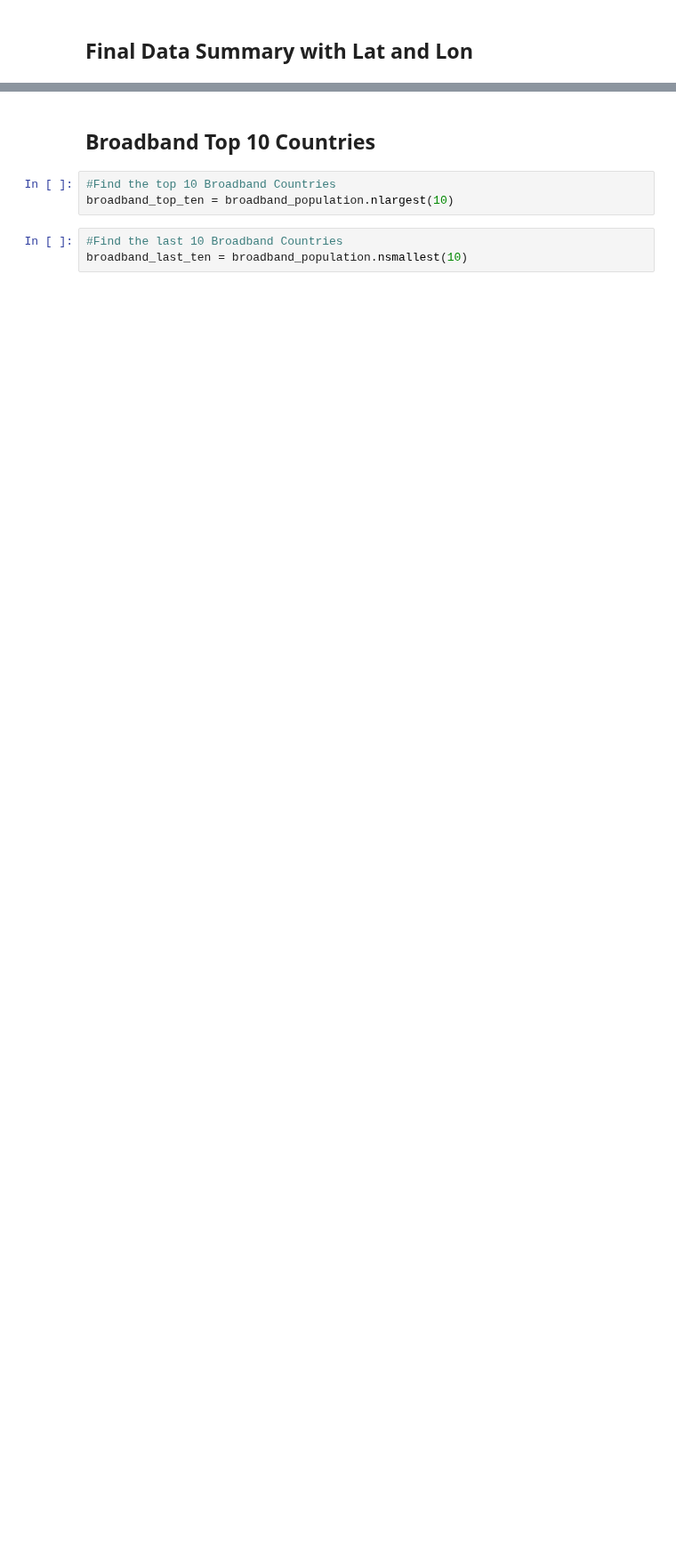
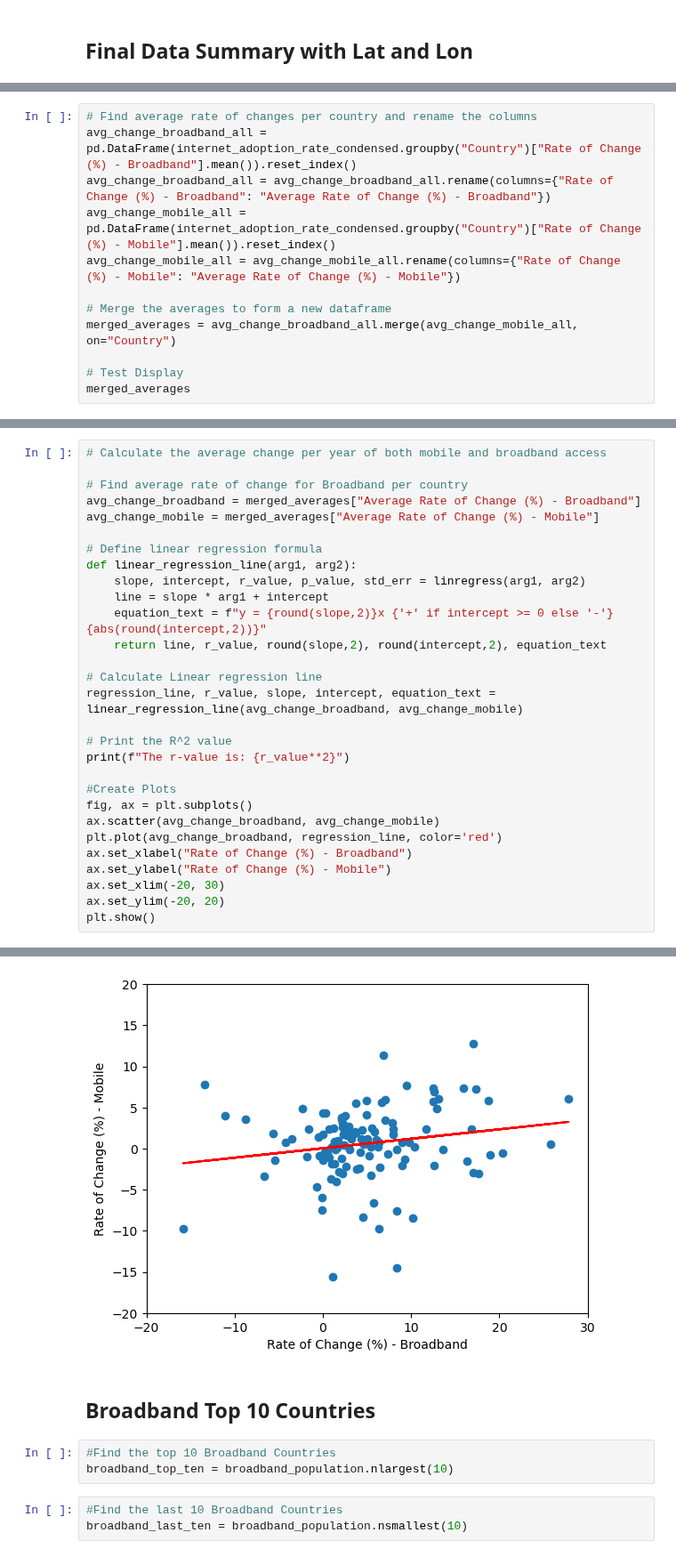
Before and after one commit to tiascott01/07_GroupProject1, a Jupyter notebook: Broadband v Mobile/Data Cleaning Aggregate Visuals - Final.ipynb, the cells around one changed output, grey strips where cells are left out. Shown at 89% size. Drawn from its saved outputs; the diff is of its cells as text; blank space fills up the shorter version.

```diff
--- a/Broadband v Mobile/Data Cleaning Aggregate Visuals - Final.ipynb
+++ b/Broadband v Mobile/Data Cleaning Aggregate Visuals - Final.ipynb
@@ -146,0 +376,12 @@ subscriber_data_complete
+# %%
+# Find average rate of changes per country and rename the columns
+avg_change_broadband_all = pd.DataFrame(internet_adoption_rate_condensed.groupby("Country")["Rate of Change (%) - Broadband"].mean()).reset_index()
+avg_change_broadband_all = avg_change_broadband_all.rename(columns={"Rate of Change (%) - Broadband": "Average Rate of Change (%) - Broadband"})
+avg_change_mobile_all = pd.DataFrame(internet_adoption_rate_condensed.groupby("Country")["Rate of Change (%) - Mobile"].mean()).reset_index()
+avg_change_mobile_all = avg_change_mobile_all.rename(columns={"Rate of Change (%) - Mobile": "Average Rate of Change (%) - Mobile"})
+
+# Merge the averages to form a new dataframe
+merged_averages = avg_change_broadband_all.merge(avg_change_mobile_all, on="Country")
+
+# Test Display
+merged_averages
@@ -146,0 +402,30 @@ subscriber_data_complete
+# %%
+# Calculate the average change per year of both mobile and broadband access
+
+# Find average rate of change for Broadband per country
+avg_change_broadband = merged_averages["Average Rate of Change (%) - Broadband"]
+avg_change_mobile = merged_averages["Average Rate of Change (%) - Mobile"]
+
+# Define linear regression formula
+def linear_regression_line(arg1, arg2):
+    slope, intercept, r_value, p_value, std_err = linregress(arg1, arg2)
+    line = slope * arg1 + intercept
+    equation_text = f"y = {round(slope,2)}x {'+' if intercept >= 0 else '-'} {abs(round(intercept,2))}"
+    return line, r_value, round(slope,2), round(intercept,2), equation_text
+
+# Calculate Linear regression line
+regression_line, r_value, slope, intercept, equation_text = linear_regression_line(avg_change_broadband, avg_change_mobile)
+
+# Print the R^2 value
+print(f"The r-value is: {r_value**2}")
+
+#Create Plots
+fig, ax = plt.subplots()
+ax.scatter(avg_change_broadband, avg_change_mobile)
+plt.plot(avg_change_broadband, regression_line, color='red')
+ax.set_xlabel("Rate of Change (%) - Broadband")
+ax.set_ylabel("Rate of Change (%) - Mobile")
+ax.set_xlim(-20, 30)
+ax.set_ylim(-20, 20)
+plt.show()
+# %% [output]
@@ -147,3 +433,4 @@ subscriber_data_complete
+[figure, added]
 # %% [markdown]
 ## Broadband Top 10 Countries
 # %%
```
Also changed, not shown: parts of 21 cells of this notebook.
